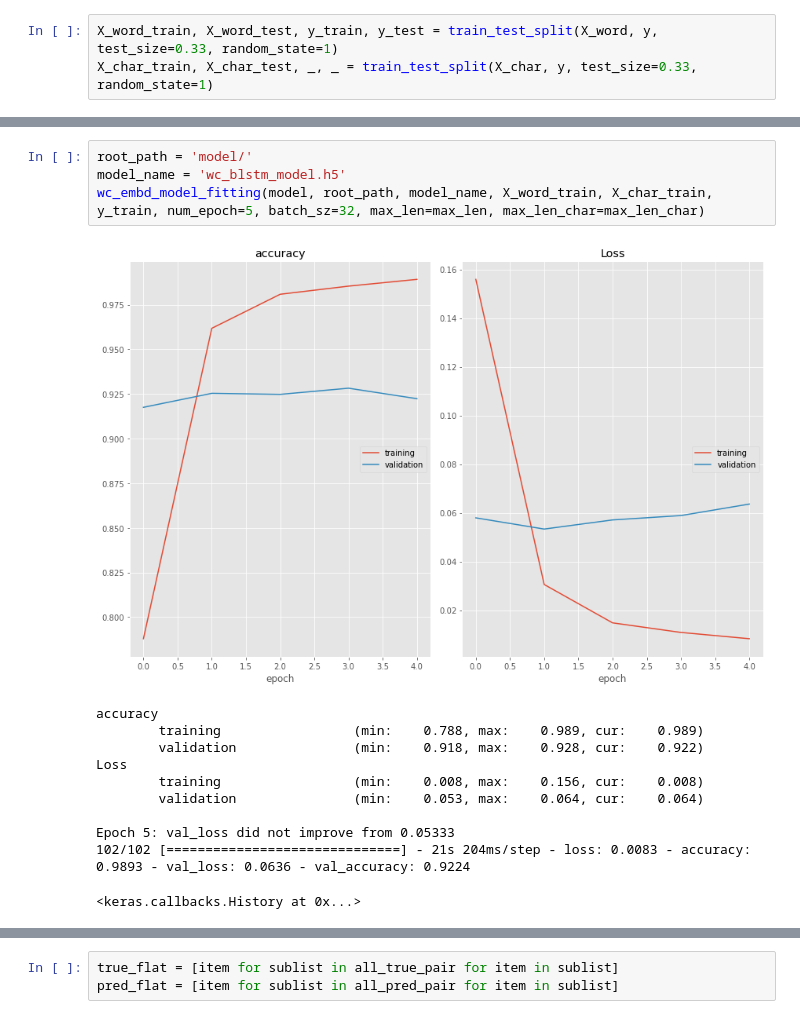
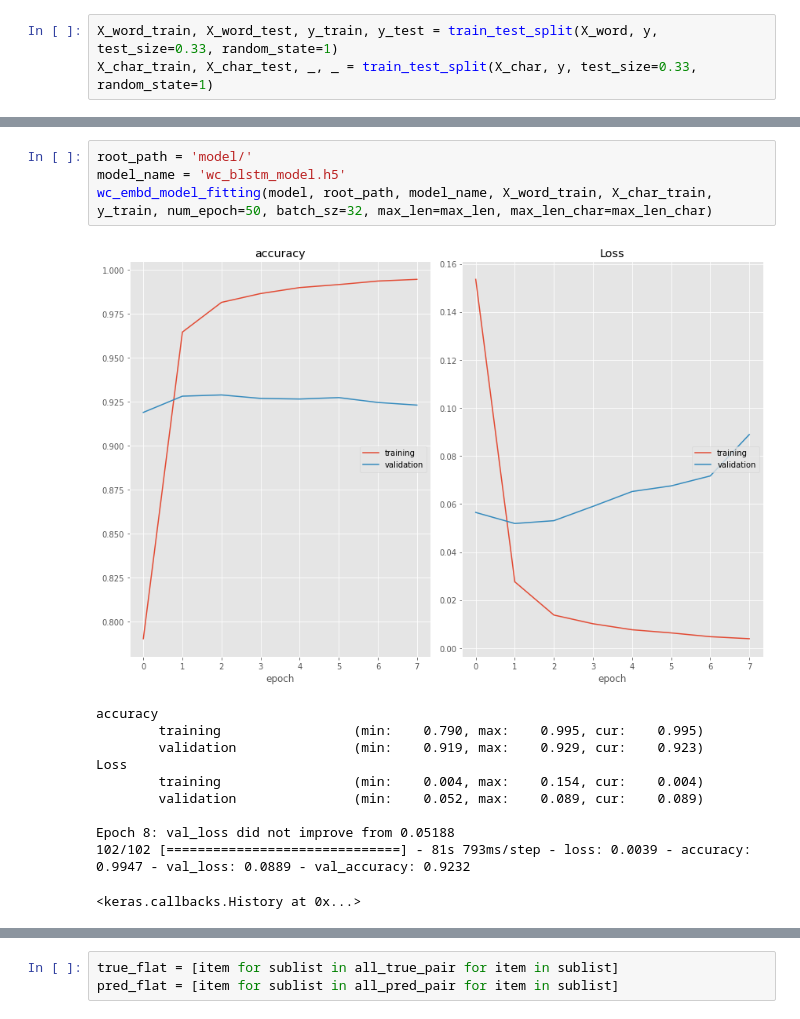
Before and after one commit to fathanick/Word-level-Indonesian-Javanese-English-code-mixed-language-identification, a Jupyter notebook: deep learning/tensorflow/wc_bilstm_training.ipynb, the cells around one changed output, grey strips where cells are left out. Cells and saved outputs as stored; diff of their text form.

```diff
--- a/deep learning/tensorflow/wc_bilstm_training.ipynb
+++ b/deep learning/tensorflow/wc_bilstm_training.ipynb
@@ -56,18 +56,18 @@ ________________________________________________________________________________
 # %%
 root_path = 'model/'
 model_name = 'wc_blstm_model.h5'
-wc_embd_model_fitting(model, root_path, model_name, X_word_train, X_char_train, y_train, num_epoch=5, batch_sz=32, max_len=max_len, max_len_char=max_len_char)
+wc_embd_model_fitting(model, root_path, model_name, X_word_train, X_char_train, y_train, num_epoch=50, batch_sz=32, max_len=max_len, max_len_char=max_len_char)
 # %% [output]
-[figure, old version]
+[figure, new version]
 accuracy
-        training                 (min:    0.788, max:    0.989, cur:    0.989)
-        validation               (min:    0.918, max:    0.928, cur:    0.922)
+        training                 (min:    0.790, max:    0.995, cur:    0.995)
+        validation               (min:    0.919, max:    0.929, cur:    0.923)
 Loss
-        training                 (min:    0.008, max:    0.156, cur:    0.008)
-        validation               (min:    0.053, max:    0.064, cur:    0.064)
+        training                 (min:    0.004, max:    0.154, cur:    0.004)
+        validation               (min:    0.052, max:    0.089, cur:    0.089)
 
-Epoch 5: val_loss did not improve from 0.05333
-102/102 [==============================] - 21s 204ms/step - loss: 0.0083 - accuracy: 0.9893 - val_loss: 0.0636 - val_accuracy: 0.9224
+Epoch 8: val_loss did not improve from 0.05188
+102/102 [==============================] - 81s 793ms/step - loss: 0.0039 - accuracy: 0.9947 - val_loss: 0.0889 - val_accuracy: 0.9232
 <keras.callbacks.History at 0x...>
 # %%
 from keras.models import load_model
```
Also changed, not shown: parts of 6 cells of this notebook, 3 other files.
